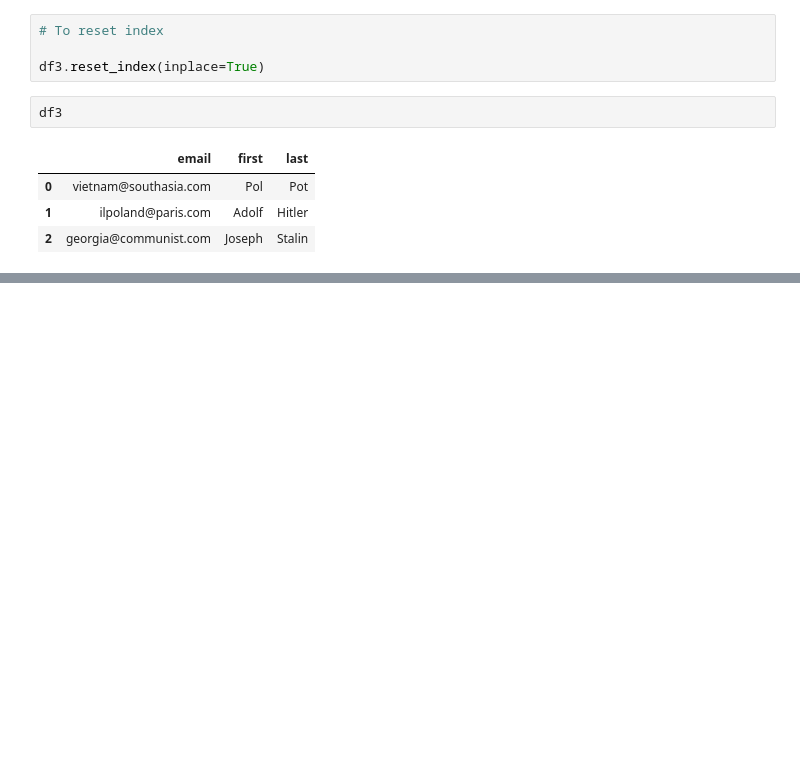
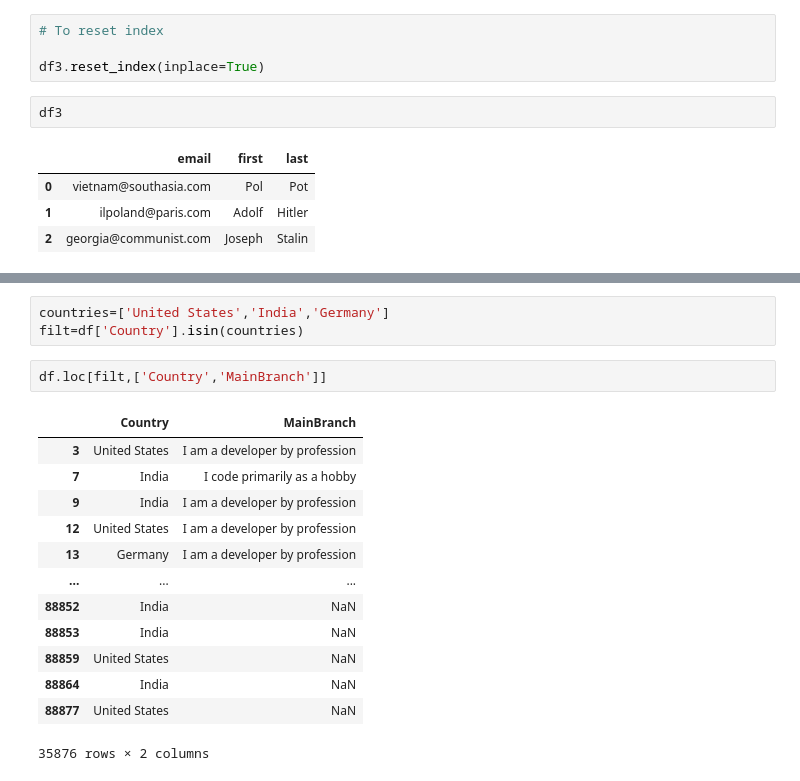
Before and after one commit to Shriram-11/Learning_Resources-, a Jupyter notebook: notes/panda.ipynb, the cells around one changed output, grey strips where cells are left out. Cells and saved outputs as stored; diff of their text form; blank space fills up the shorter version.

```diff
--- a/notes/panda.ipynb
+++ b/notes/panda.ipynb
@@ -294,0 +356,19 @@ df3
+# %%
+countries=['United States','India','Germany']
+filt=df['Country'].isin(countries)
+# %%
+df.loc[filt,['Country','MainBranch']]
+# %% [output]
+|  | Country | MainBranch |
+| 3 | United States | I am a developer by profession |
+| 7 | India | I code primarily as a hobby |
+| 9 | India | I am a developer by profession |
+| 12 | United States | I am a developer by profession |
+| 13 | Germany | I am a developer by profession |
+| ... | ... | ... |
+| 88852 | India | NaN |
+| 88853 | India | NaN |
+| 88859 | United States | NaN |
+| 88864 | India | NaN |
+| 88877 | United States | NaN |
+35876 rows × 2 columns
```
Also changed, not shown: parts of 25 cells of this notebook, 2 other files.
